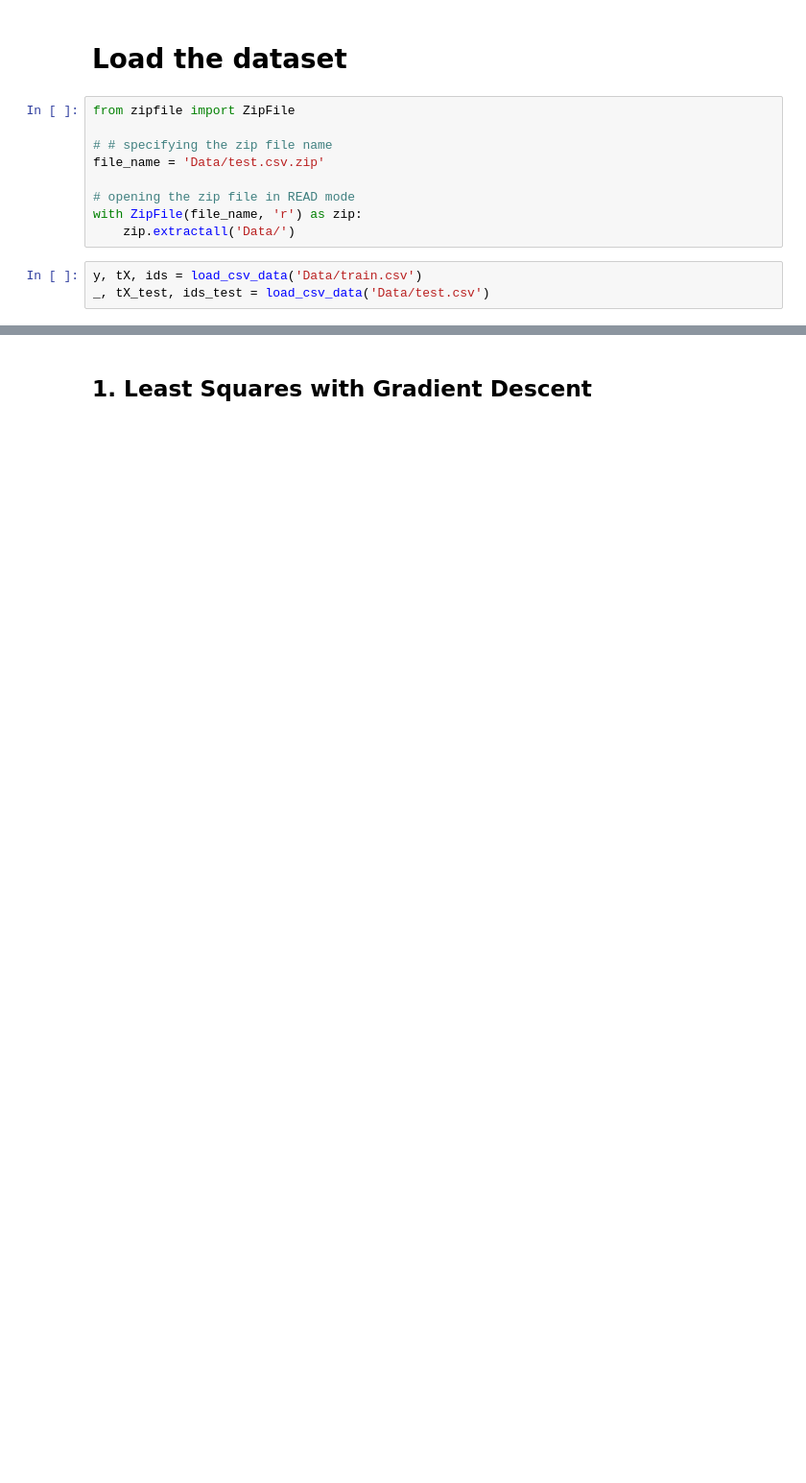
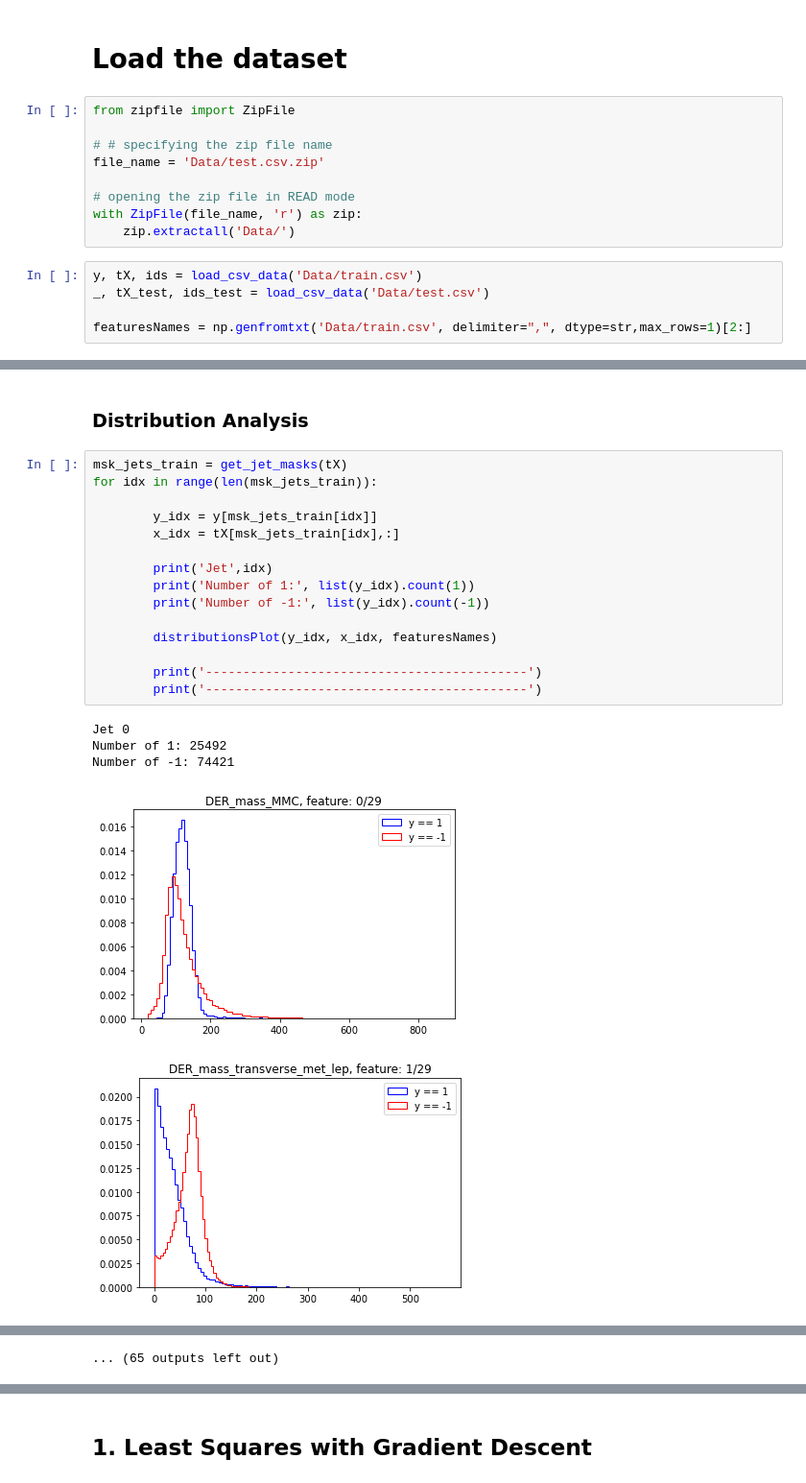
Before and after one commit to riccardocadei/Higgs-Boson-Challange-2020-EPFL, a Jupyter notebook: main.ipynb, the cells around one changed output, grey strips where cells are left out. Shown at 96% size. Cells and saved outputs as stored; diff of their text form; blank space fills up the shorter version.

```diff
--- a/main.ipynb
+++ b/main.ipynb
@@ -25,3 +26,5 @@ with ZipFile(file_name, 'r') as zip:
 # %%
 y, tX, ids = load_csv_data('Data/train.csv')
 _, tX_test, ids_test = load_csv_data('Data/test.csv')
+
+featuresNames = np.genfromtxt('Data/train.csv', delimiter=",", dtype=str,max_rows=1)[2:]
@@ -27,0 +37,23 @@ _, tX_test, ids_test = load_csv_data('Data/test.csv')
+# %% [markdown]
+### Distribution Analysis
+# %%
+msk_jets_train = get_jet_masks(tX)
+for idx in range(len(msk_jets_train)):
+
+        y_idx = y[msk_jets_train[idx]]
+        x_idx = tX[msk_jets_train[idx],:]
+
+        print('Jet',idx)
+        print('Number of 1:', list(y_idx).count(1))
+        print('Number of -1:', list(y_idx).count(-1))
+
+        distributionsPlot(y_idx, x_idx, featuresNames)
+
+        print('-------------------------------------------')
+        print('-------------------------------------------')
+# %% [output]
+Jet 0
+Number of 1: 25492
+Number of -1: 74421
+[figure, added]
+[figure, added]
@@ -27,0 +69 @@ _, tX_test, ids_test = load_csv_data('Data/test.csv')
+... (65 outputs left out)
```
Also changed, not shown: parts of 46 cells of this notebook, 8 other files.
